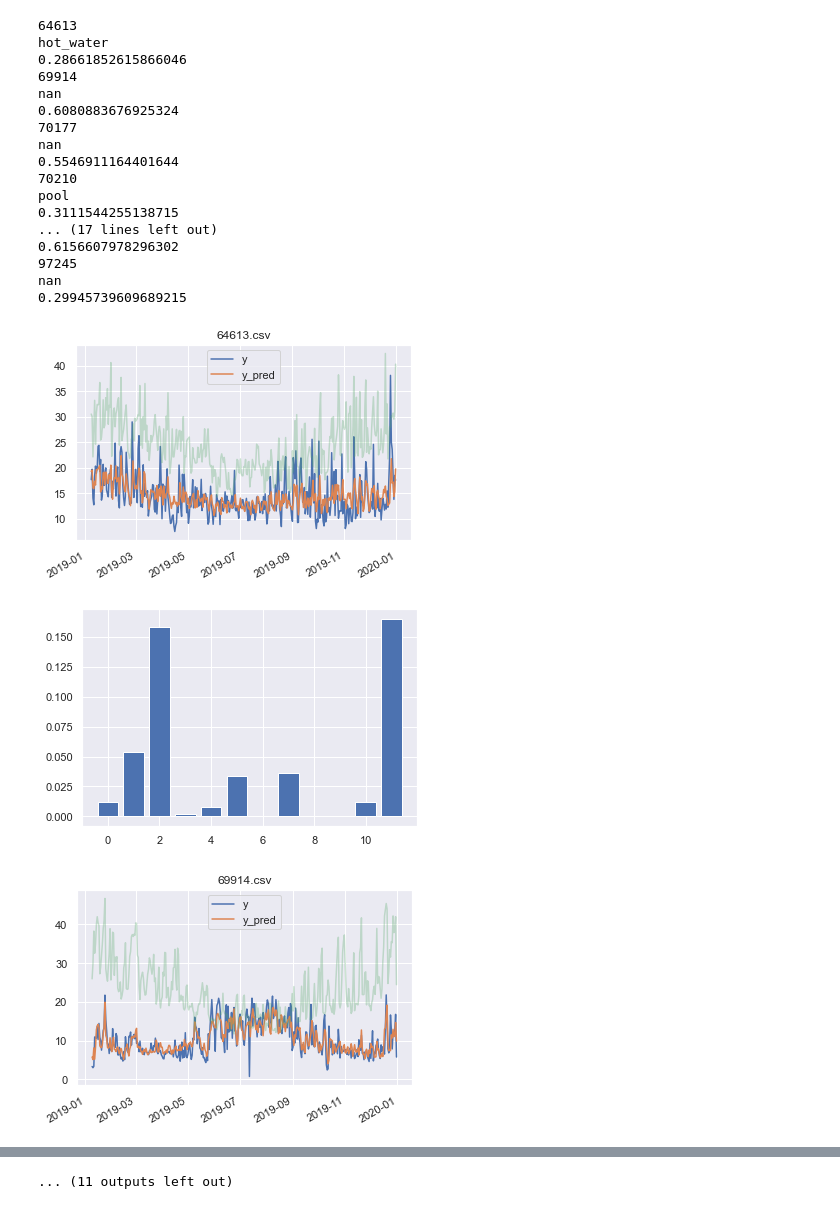
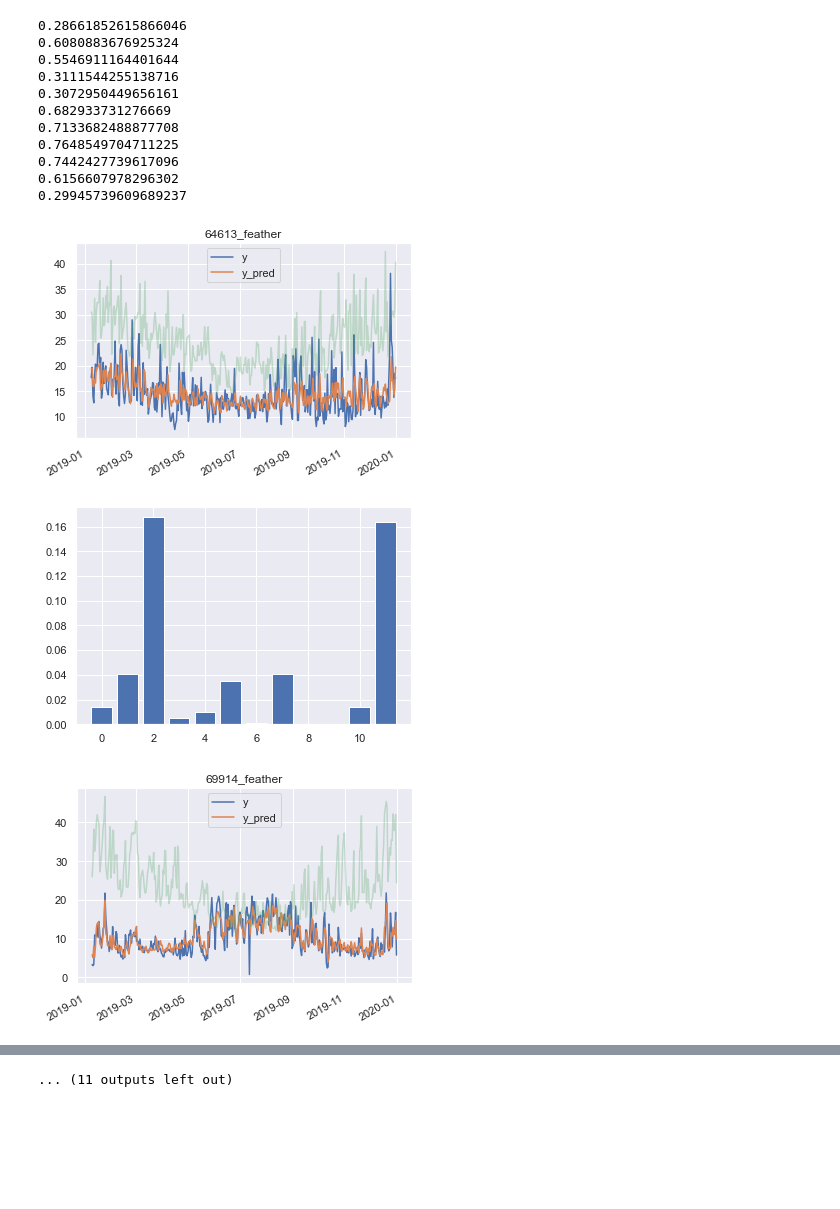
Before and after one commit to Cameron-Gan/thesis2021, a Jupyter notebook: nice_notebooks/13_polynomial_regression_total_daily.ipynb, the cells around one changed output, grey strips where cells are left out. Drawn from its saved outputs; the diff is of its cells as text; code cells hidden in the pictures; blank space fills up the shorter version.

```diff
--- a/nice_notebooks/13_polynomial_regression_total_daily.ipynb
+++ b/nice_notebooks/13_polynomial_regression_total_daily.ipynb
@@ -16,7 +16,7 @@ from sklearn.preprocessing import PolynomialFeatures
 path_to_data = path.join('..', 'data')
 houses = listdir(path.join(path_to_data, 'houses'))
 
-sns.set()
+sns.set_theme()
 
 def prepare_features(data):
     location = data['Location'][0]
@@ -43,8 +43,7 @@ def prepare_features(data):
     return feature_set
 # %%
 for house in houses:
-    print(house.split('.')[0])
-    df = extract_data_from_house(house.split('.')[0], load_on=True)
+    df = extract_data_from_house(house.split('_')[0], load_on=True)
     feature_set = prepare_features(df)
 
     features = [
@@ -78,46 +77,40 @@ for house in houses:
     # Combine the Polynomial Feature and Linear Feature
     x = np.concatenate((X, poly_variables), axis=1)
     # x = X
     # Create and train the linear regression model
     from sklearn.linear_model import LinearRegression
     from sklearn.ensemble import RandomForestRegressor
     linreg = LinearRegression()
     linreg.fit(x, y)
 
     # Analyse results
     y_pred = linreg.predict(x)
     print(linreg.score(x, y))
     df = pd.DataFrame(y, columns=['y'], index=d.index)
     df['y_pred'] = y_pred
     ax = df.plot()
     d['Maximum temperature (Degree C)'].plot(ax=ax, label='temp', alpha=0.3)
     ax.set_title(house)
     plt.show()
 
     # get importance
     from sklearn.inspection import permutation_importance
     results = permutation_importance(linreg, x, y)
     importance = results.importances_mean
     plt.bar([x for x in range(len(importance))], importance)
     plt.show()
 # %% [output]
-64613
-hot_water
 0.28661852615866046
-69914
-nan
 0.6080883676925324
-70177
-nan
 0.5546911164401644
-70210
-pool
-0.3111544255138715
-... (17 lines left out)
+0.3111544255138716
+0.3072950449656161
+0.682933731276669
+0.7133682488877708
+0.7648549704711225
+0.7442427739617096
 0.6156607978296302
-97245
-nan
-0.29945739609689215
+0.29945739609689237
-[figure, old version]
+[figure, new version]
-[figure, old version]
+[figure, new version]
-[figure, old version]
+[figure, new version]
```
Also changed, not shown: parts of 1 cell of this notebook.
